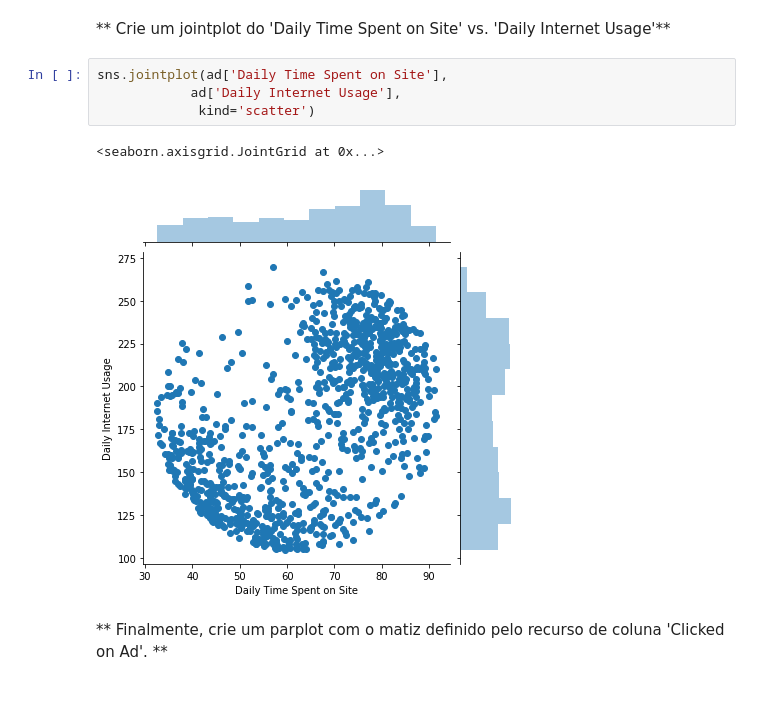
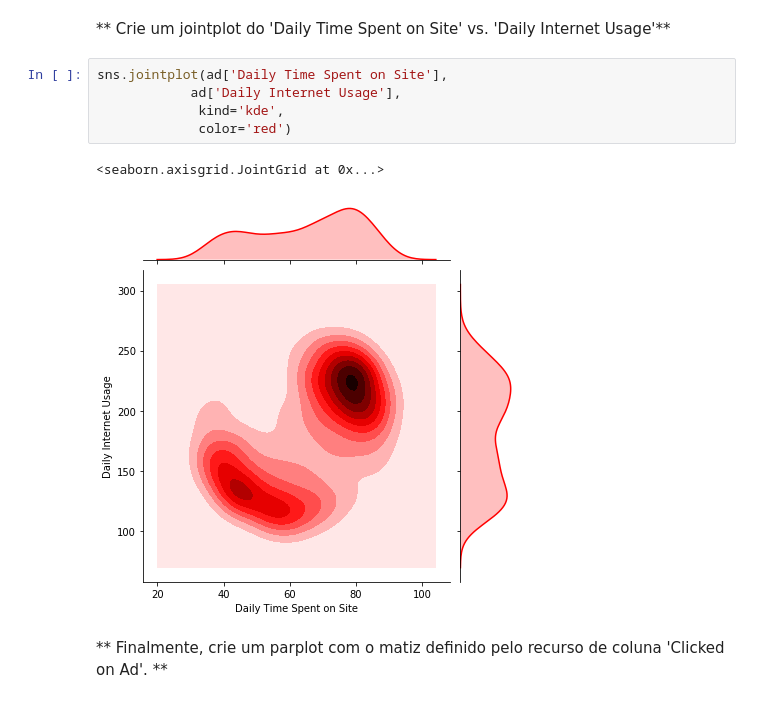
Before and after one commit to ironhacksao-datateam/june2019-ft, a Jupyter notebook: week_5/Regressão Logística/Regressao Logistica - Exercicios.ipynb, the cells around one changed output. Drawn from its saved outputs; the diff is of its cells as text.

```diff
--- a/week_5/Regressão Logística/Regressao Logistica - Exercicios.ipynb
+++ b/week_5/Regressão Logística/Regressao Logistica - Exercicios.ipynb
@@ -112,10 +130,11 @@ sns.jointplot(ad['Age'],
 # %%
 sns.jointplot(ad['Daily Time Spent on Site'],
             ad['Daily Internet Usage'],
-             kind='scatter')
+             kind='kde',
+             color='red')
 # %% [output]
 <seaborn.axisgrid.JointGrid at 0x...>
-[figure, old version]
+[figure, new version]
 # %% [markdown]
 ** Finalmente, crie um parplot com o matiz definido pelo recurso de coluna 'Clicked on Ad'. **
 # %%
```
Also changed, not shown: parts of 9 cells of this notebook.
